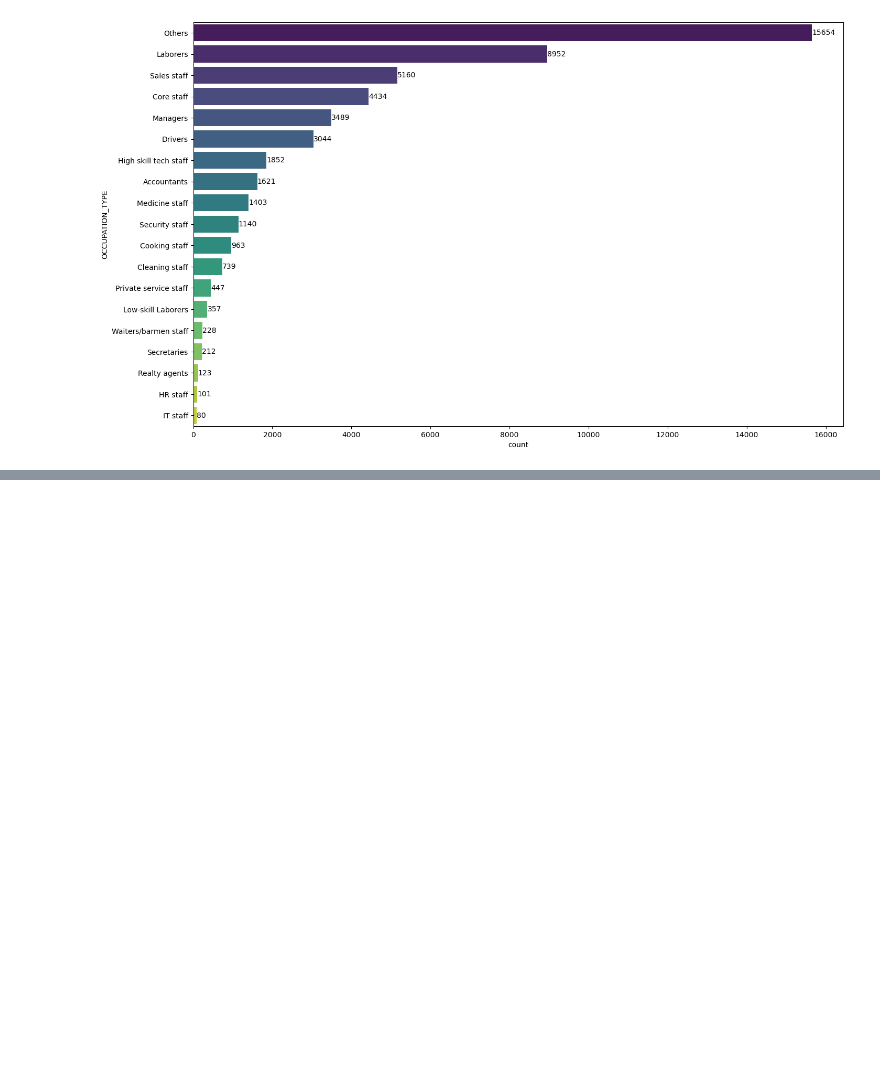
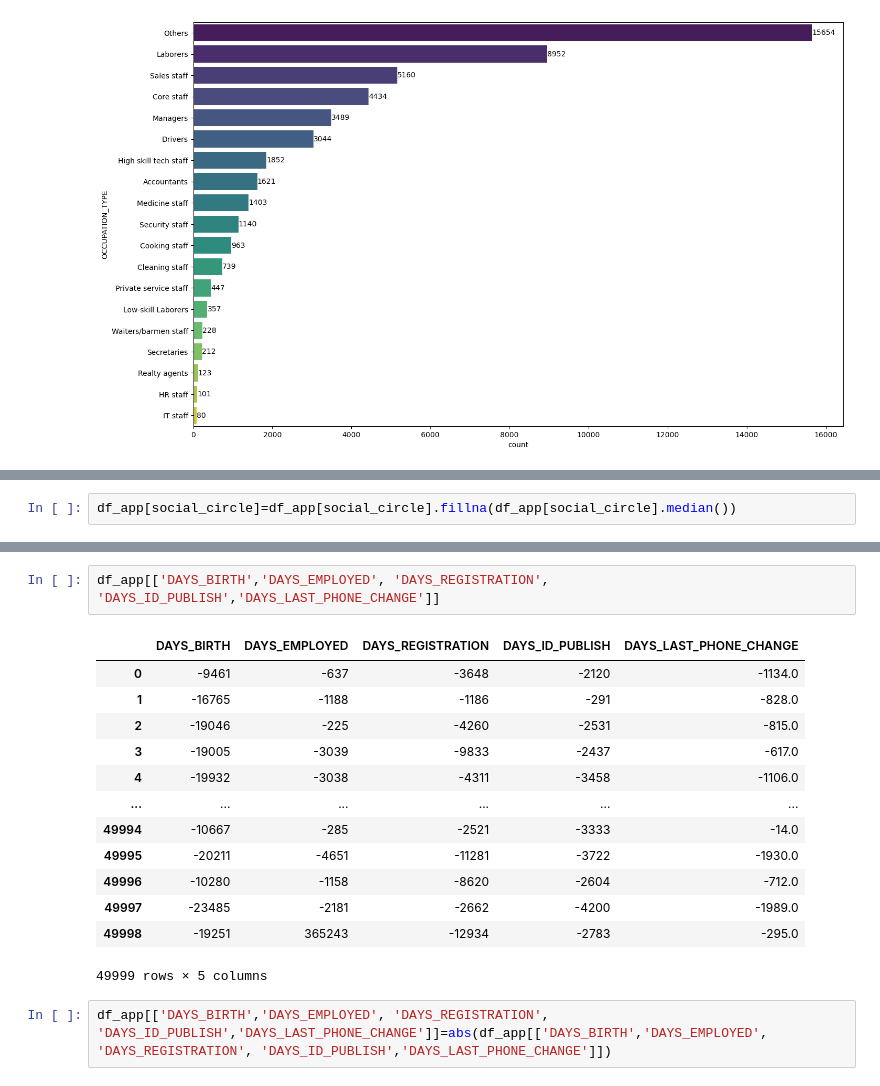
Before and after one commit to Rider-04/daily-python-data-lab, a Jupyter notebook: 03_pandas/bank_loan_case_study.ipynb, the cells around one changed output, grey strips where cells are left out. Saved outputs shown, nothing was run; the diff lists cells and outputs as text; blank space fills up the shorter version.

```diff
--- a/03_pandas/bank_loan_case_study.ipynb
+++ b/03_pandas/bank_loan_case_study.ipynb
@@ -868,0 +1076,2 @@ plt.show()
+# %%
+df_app[social_circle]=df_app[social_circle].fillna(df_app[social_circle].median())
@@ -868,0 +1106,18 @@ plt.show()
+# %%
+df_app[['DAYS_BIRTH','DAYS_EMPLOYED', 'DAYS_REGISTRATION', 'DAYS_ID_PUBLISH','DAYS_LAST_PHONE_CHANGE']]
+# %% [output]
+|  | DAYS_BIRTH | DAYS_EMPLOYED | DAYS_REGISTRATION | DAYS_ID_PUBLISH | DAYS_LAST_PHONE_CHANGE |
+| 0 | -9461 | -637 | -3648 | -2120 | -1134.0 |
+| 1 | -16765 | -1188 | -1186 | -291 | -828.0 |
+| 2 | -19046 | -225 | -4260 | -2531 | -815.0 |
+| 3 | -19005 | -3039 | -9833 | -2437 | -617.0 |
+| 4 | -19932 | -3038 | -4311 | -3458 | -1106.0 |
+| ... | ... | ... | ... | ... | ... |
+| 49994 | -10667 | -285 | -2521 | -3333 | -14.0 |
+| 49995 | -20211 | -4651 | -11281 | -3722 | -1930.0 |
+| 49996 | -10280 | -1158 | -8620 | -2604 | -712.0 |
+| 49997 | -23485 | -2181 | -2662 | -4200 | -1989.0 |
+| 49998 | -19251 | 365243 | -12934 | -2783 | -295.0 |
+49999 rows × 5 columns
+# %%
+df_app[['DAYS_BIRTH','DAYS_EMPLOYED', 'DAYS_REGISTRATION', 'DAYS_ID_PUBLISH','DAYS_LAST_PHONE_CHANGE']]=abs(df_app[['DAYS_BIRTH','DAYS_EMPLOYED', 'DAYS_REGISTRATION', 'DAYS_ID_PUBLISH','DAYS_LAST_PHONE_CHANGE']])
```
Also changed, not shown: parts of 38 cells of this notebook, 1 other file.
